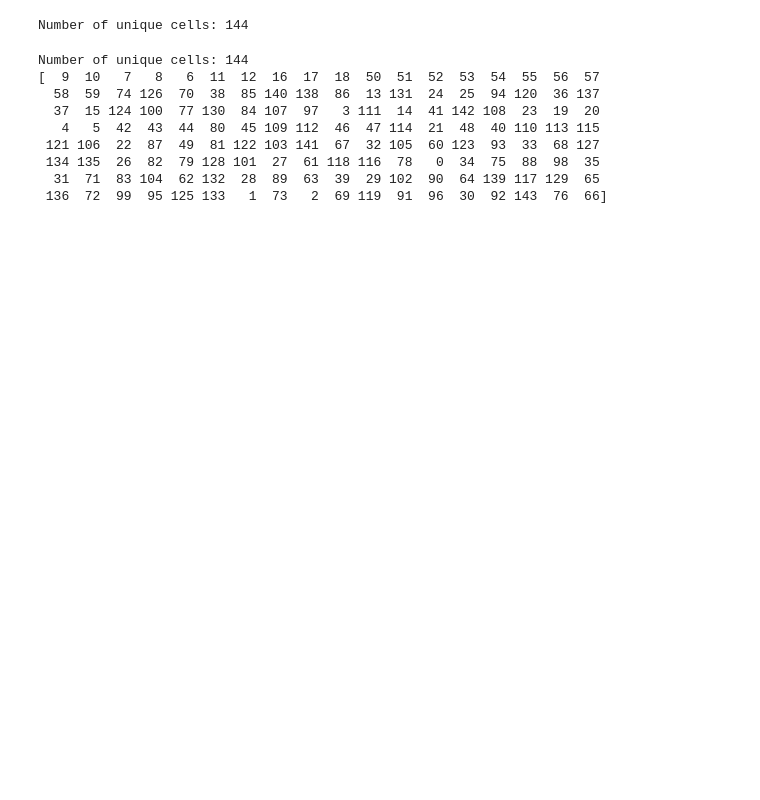
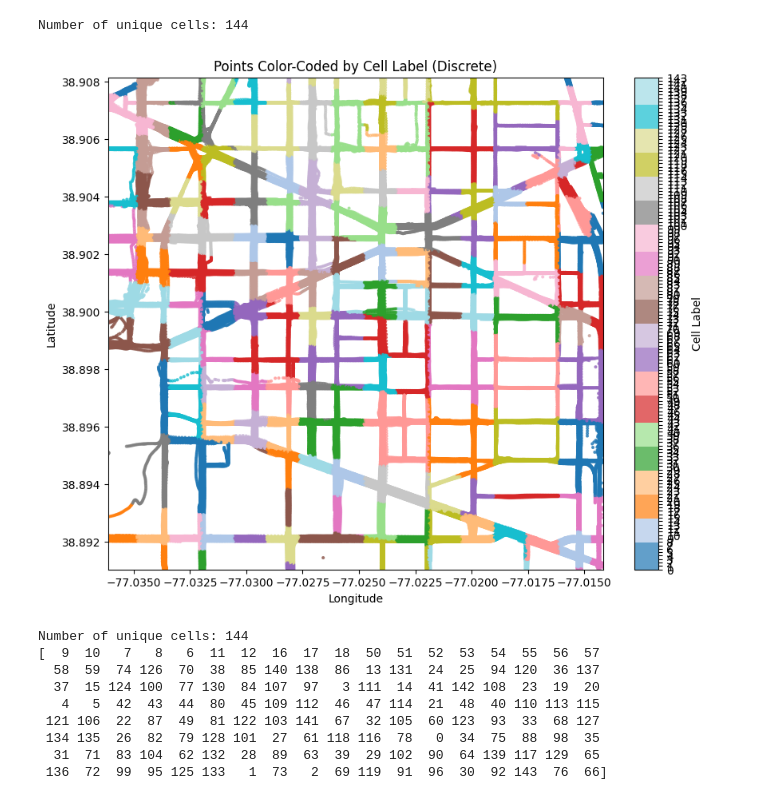
Before and after one commit to branisk/Geo-Guessrs, a Jupyter notebook: download/adaptive_partition.ipynb, the cells around one changed output. Saved outputs shown, nothing was run; the diff lists cells and outputs as text; code cells hidden in the pictures; blank space fills up the shorter version.

Commit message:
add visual of adaptive partitioning cells

```diff
--- a/download/adaptive_partition.ipynb
+++ b/download/adaptive_partition.ipynb
@@ -91,7 +91,7 @@ Data shape: (190693, 8)
 # Level 1: 24 cells
 # ...
 # Total cells = 6 * 4^level
-max_level = 25
+max_level = 30
 final_cells = adaptive_partition(city_df, t1=10000, t2=1000, max_level=max_level)
 # %%
 def latlon_to_cellid(lat: float, lon: float):
@@ -153,6 +153,31 @@ def visualize_s2_cells(final_cells: set[CellId]):
 
 fig = visualize_s2_cells(cell_ids)
 fig.show()
+# %%
+import matplotlib.pyplot as plt
+import matplotlib.colors as mcolors
+
+def scatter_points_by_label(city_df: pd.DataFrame):
+    plt.figure(figsize=(10, 8))
+    num_labels = city_df['label'].nunique()
+    cmap = plt.get_cmap('tab20', num_labels)  # Discrete colormap with up to 20 colors
+
+    scatter = plt.scatter(
+        city_df['lon'], city_df['lat'],
+        c=city_df['label'], cmap=cmap, s=4, alpha=0.7
+    )
+    plt.xlabel('Longitude')
+    plt.ylabel('Latitude')
+    plt.title('Points Color-Coded by Cell Label (Discrete)')
+    plt.xlim(city_df['lon'].min(), city_df['lon'].max())
+    plt.ylim(city_df['lat'].min(), city_df['lat'].max())
+    cbar = plt.colorbar(scatter, ticks=range(num_labels))
+    cbar.set_label('Cell Label')
+    plt.show()
+
+scatter_points_by_label(city_df)
+# %% [output]
+[figure, added]
 # %%
 # Create the labels as a sequence from 0 to num_unique_cells
 replacement_dict = dict()
```
Also changed, not shown: parts of 1 cell of this notebook.
